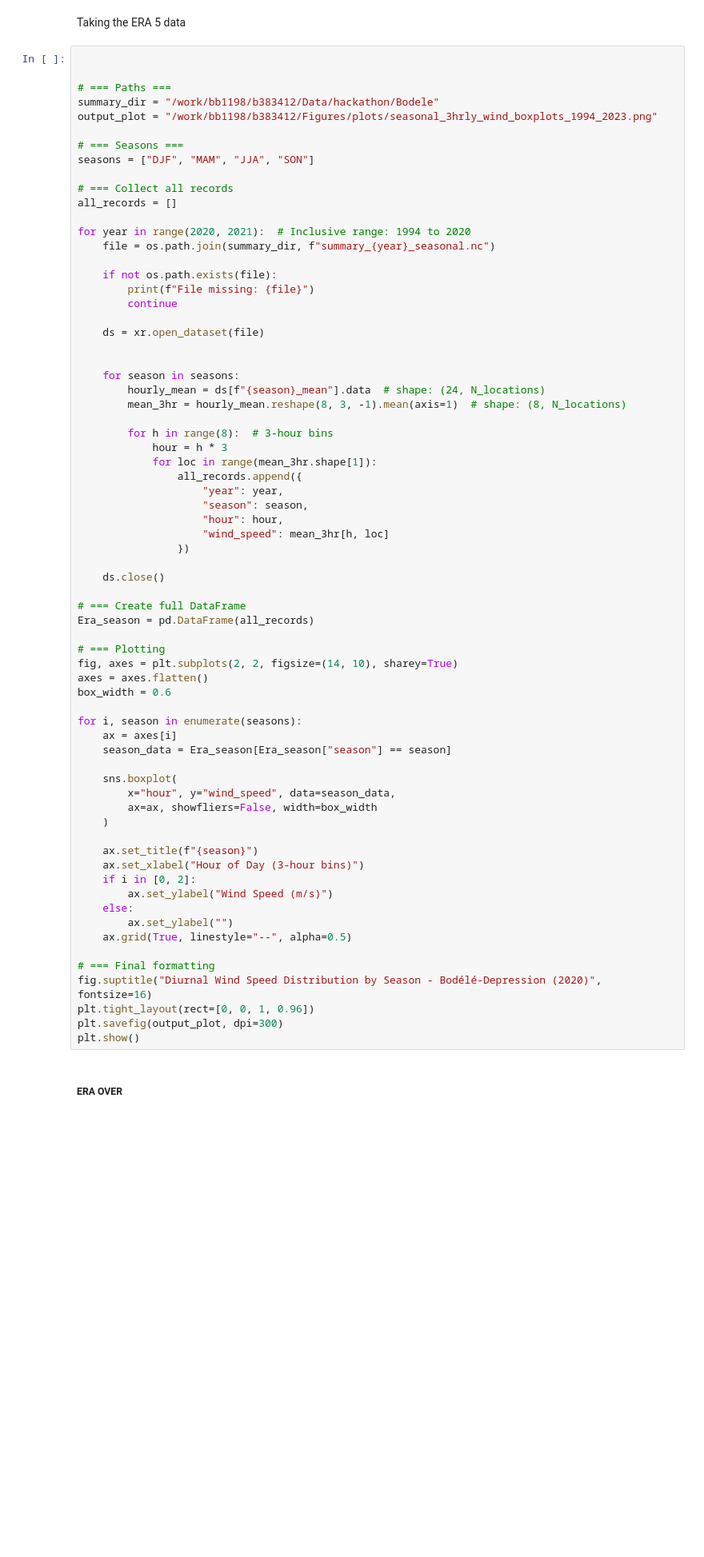
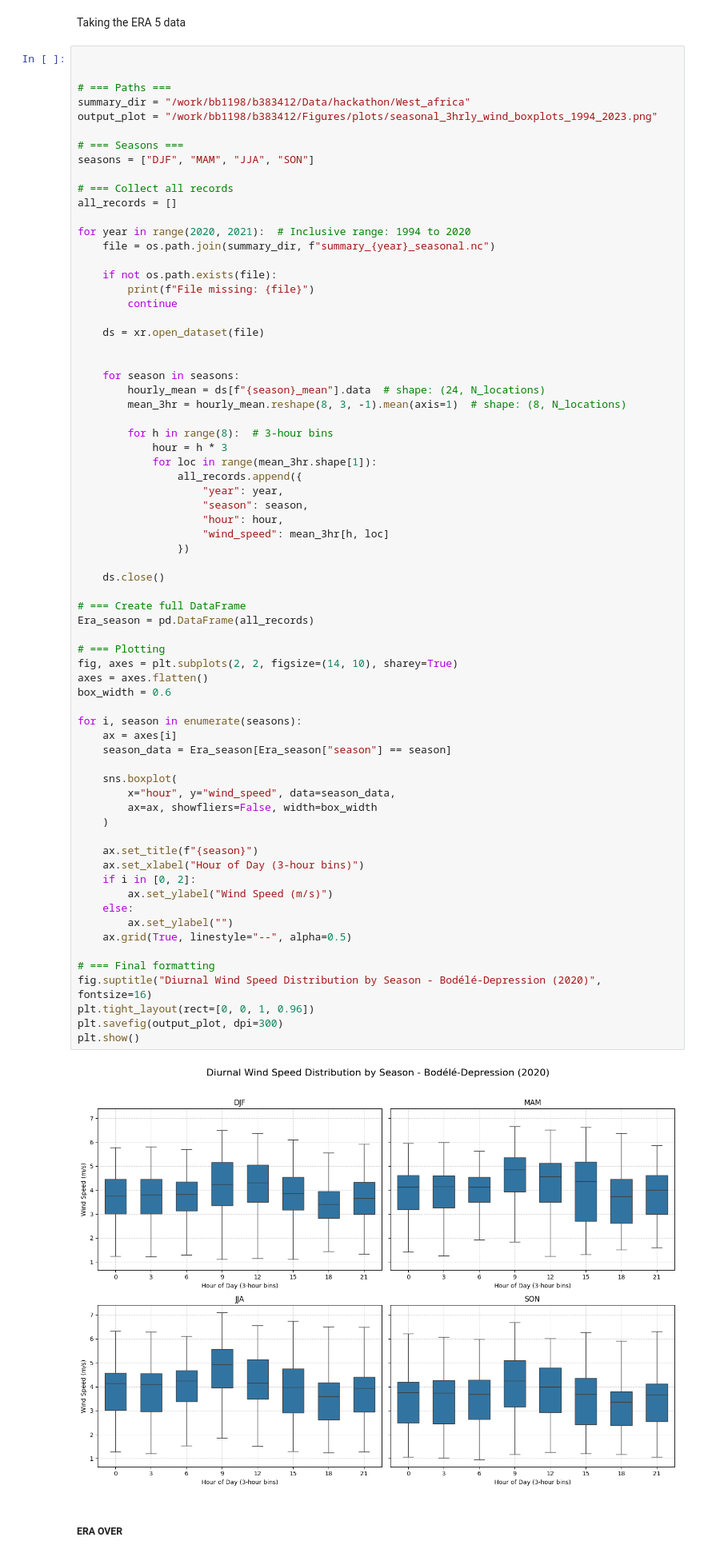
Before and after one commit to digital-earths-global-hackathon/hk25-teams, a Jupyter notebook: hk25-StormCC/Hourly_climatology_comparions.ipynb, the cells around one changed output. Shown at 80% size. Saved outputs shown, nothing was run; the diff lists cells and outputs as text; blank space fills up the shorter version.

```diff
--- a/hk25-StormCC/Hourly_climatology_comparions.ipynb
+++ b/hk25-StormCC/Hourly_climatology_comparions.ipynb
@@ -194,7 +201,7 @@ Taking the ERA 5 data
 
 
 # === Paths ===
-summary_dir = "/work/bb1198/b383412/Data/hackathon/Bodele"
+summary_dir = "/work/bb1198/b383412/Data/hackathon/West_africa"
 output_plot = "/work/bb1198/b383412/Figures/plots/seasonal_3hrly_wind_boxplots_1994_2023.png"
 
 # === Seasons ===
@@ -232,33 +239,35 @@ for year in range(2020, 2021):  # Inclusive range: 1994 to 2020
 # === Create full DataFrame
 Era_season = pd.DataFrame(all_records)
 
 # === Plotting
 fig, axes = plt.subplots(2, 2, figsize=(14, 10), sharey=True)
 axes = axes.flatten()
 box_width = 0.6
 
 for i, season in enumerate(seasons):
     ax = axes[i]
     season_data = Era_season[Era_season["season"] == season]
 
     sns.boxplot(
         x="hour", y="wind_speed", data=season_data,
         ax=ax, showfliers=False, width=box_width
     )
 
     ax.set_title(f"{season}")
     ax.set_xlabel("Hour of Day (3-hour bins)")
     if i in [0, 2]:
         ax.set_ylabel("Wind Speed (m/s)")
     else:
         ax.set_ylabel("")
     ax.grid(True, linestyle="--", alpha=0.5)
 
 # === Final formatting
 fig.suptitle("Diurnal Wind Speed Distribution by Season - Bodélé-Depression (2020)", fontsize=16)
 plt.tight_layout(rect=[0, 0, 1, 0.96])
 plt.savefig(output_plot, dpi=300)
 plt.show()
+# %% [output]
+[figure, added]
 # %% [markdown]
 ##### ERA OVER ########
 # %% [markdown]
```
Also changed, not shown: parts of 13 cells of this notebook.
